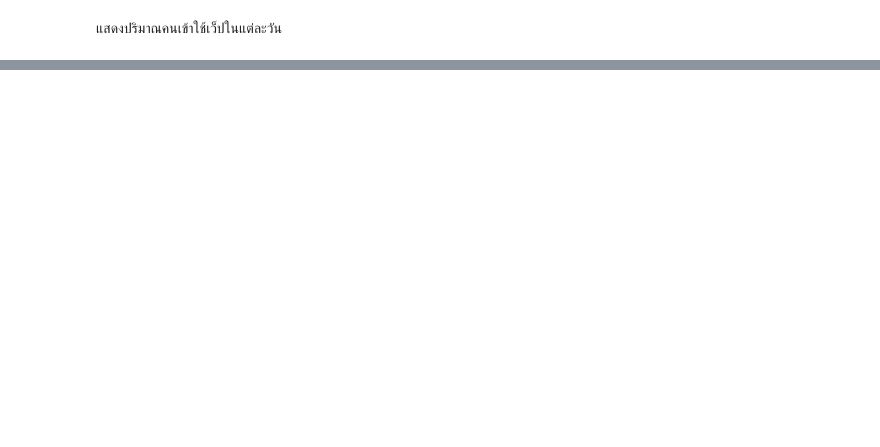
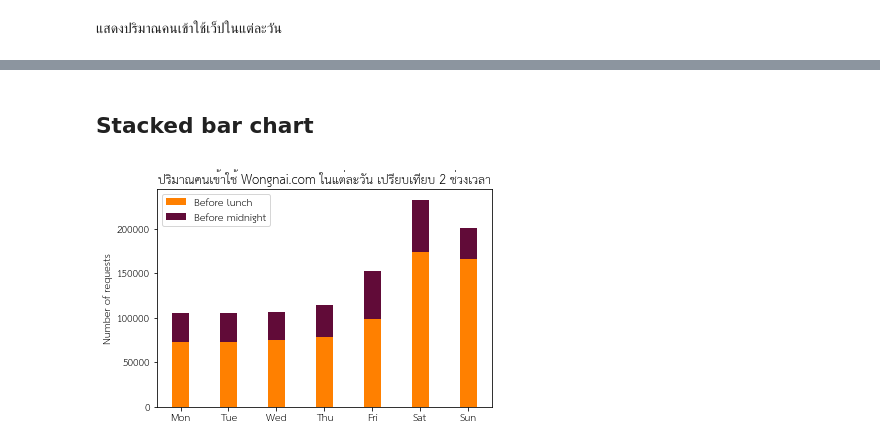
Before and after one commit to PondKann/data_viz, a Jupyter notebook: Visualize_Data_Comparison.ipynb, the cells around one changed output, grey strips where cells are left out. Cells and saved outputs as stored; diff of their text form; code cells hidden in the pictures; blank space fills up the shorter version.

```diff
--- a/Visualize_Data_Comparison.ipynb
+++ b/Visualize_Data_Comparison.ipynb
@@ -97,2 +94,11 @@ b4lunch = [data[data['search_timestamp'].dt.dayofweek==0].shape[0], mon11
 # %% [markdown]
 แสดงปริมาณคนเข้าใช้เว็ปในแต่ละวัน
+# %%
+b4lunch = [data[(data['search_timestamp'].dt.dayofweek == 0)&(data['search_timestamp'].dt.time < time(hour=12))&(data['search_timestamp'].dt.time >= time(hour=11))].shape[0],
+           data[(data['search_timestamp'].dt.dayofweek == 1)&(data['search_timestamp'].dt.time < time(hour=12))&(data['search_timestamp'].dt.time >= time(hour=11))].shape[0],
+           data[(data['search_timestamp'].dt.dayofweek == 2)&(data['search_timestamp'].dt.time < time(hour=12))&(data['search_timestamp'].dt.time >= time(hour=11))].shape[0],
+           data[(data['search_timestamp'].dt.dayofweek == 3)&(data['search_timestamp'].dt.time < time(hour=12))&(data['search_timestamp'].dt.time >= time(hour=11))].shape[0],
+           data[(data['search_timestamp'].dt.dayofweek == 4)&(data['search_timestamp'].dt.time < time(hour=12))&(data['search_timestamp'].dt.time >= time(hour=11))].shape[0],
+           data[(data['search_timestamp'].dt.dayofweek == 5)&(data['search_timestamp'].dt.time < time(hour=12))&(data['search_timestamp'].dt.time >= time(hour=11))].shape[0],
+           data[(data['search_timestamp'].dt.dayofweek == 6)&(data['search_timestamp'].dt.time < time(hour=12))&(data['search_timestamp'].dt.time >= time(hour=11))].shape[0]
+                         ]
@@ -98,0 +109,10 @@ b4lunch = [data[data['search_timestamp'].dt.dayofweek==0].shape[0], mon11
+# %%
+b4midnight = [data[(data['search_timestamp'].dt.dayofweek == 0)&(data['search_timestamp'].dt.time >= time(hour=23))].shape[0],
+           data[(data['search_timestamp'].dt.dayofweek == 1)&(data['search_timestamp'].dt.time >= time(hour=23))].shape[0],
+           data[(data['search_timestamp'].dt.dayofweek == 2)&(data['search_timestamp'].dt.time >= time(hour=23))].shape[0],
+           data[(data['search_timestamp'].dt.dayofweek == 3)&(data['search_timestamp'].dt.time >= time(hour=23))].shape[0],
+           data[(data['search_timestamp'].dt.dayofweek == 4)&(data['search_timestamp'].dt.time >= time(hour=23))].shape[0],
+           data[(data['search_timestamp'].dt.dayofweek == 5)&(data['search_timestamp'].dt.time >= time(hour=23))].shape[0],
+           data[(data['search_timestamp'].dt.dayofweek == 6)&(data['search_timestamp'].dt.time >= time(hour=23))].shape[0]
+                         ]
+b4midnight
@@ -98,0 +121,2 @@ b4lunch = [data[data['search_timestamp'].dt.dayofweek==0].shape[0], mon11
+# %%
+labels = ['Mon','Tue','Wed','Thu','Fri','Sat','Sun']
@@ -98,0 +145,18 @@ b4lunch = [data[data['search_timestamp'].dt.dayofweek==0].shape[0], mon11
+# %% [markdown]
+## Stacked bar chart
+# %%
+import matplotlib.pyplot as plt
+width = 0.35       # the width of the bars: can also be len(x) sequence
+
+fig, ax = plt.subplots()
+
+ax.bar(labels, b4lunch, width, label='Before lunch',color = '#FF8000')
+ax.bar(labels, b4midnight, width,bottom=b4lunch, label='Before midnight', color='#610B38')
+
+ax.set_ylabel('Number of requests')
+ax.set_title('ปริมาณคนเข้าใช้ Wongnai.com ในแต่ละวัน เปรียบเทียบ 2 ช่วงเวลา')
+ax.legend()
+
+plt.show()
+# %% [output]
+[figure, added]
```
Also changed, not shown: parts of 12 cells of this notebook.
